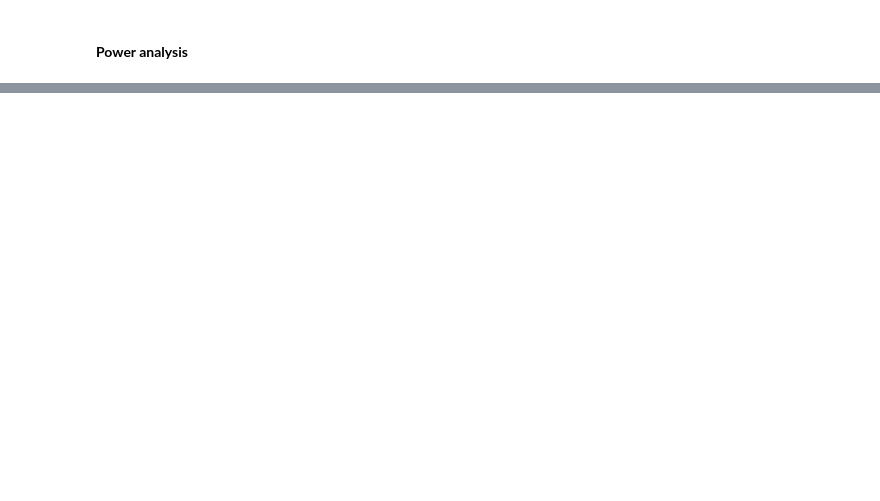
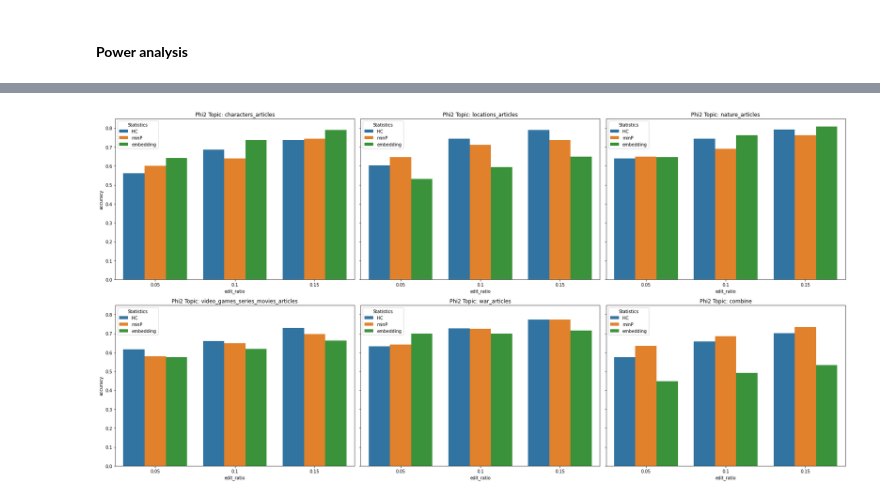
Before and after one commit to idankash/AIMixDetect, a Jupyter notebook: analyze_results.ipynb, the cells around one changed output, grey strips where cells are left out. Drawn from its saved outputs; the diff is of its cells as text; code cells hidden in the pictures; blank space fills up the shorter version.

```diff
--- a/analyze_results.ipynb
+++ b/analyze_results.ipynb
@@ -819,0 +1219,30 @@ df.to_csv('all_articles_results_maindataset.csv', index=False)
+# %%
+# Load the dataset
+df = pd.read_csv("D:\\.Idan\\תואר שני\\תזה\\mainDataset_results_20240808.csv")
+# List of topics
+topics = df['topic'].unique()
+
+# Calculate the number of rows needed
+num_topics = len(topics)
+num_cols = 3
+num_rows = math.ceil(num_topics / num_cols)
+
+# Set up the matplotlib figure with appropriate size
+fig, axes = plt.subplots(num_rows, num_cols, figsize=(24, 6 * num_rows), sharey=True)
+
+# Flatten the axes array for easy iteration if necessary
+axes = axes.flatten()
+
+# Plot each topic
+for ax, topic in zip(axes, topics):
+    topic_df = df[(df['topic'] == topic) & ((df['model'] == 'phi2') | (df['model'] == 'logistic_regression'))
+                  & (df['train/test ratio'] == '50-50')]
+    sns.barplot(data=topic_df, x="edit_ratio", y="accuracy", hue="statistics", ax=ax)
+    ax.set_title(f'Phi2 Topic: {topic}')
+    ax.legend(title='Statistics')
+
+# Adjust layout
+plt.tight_layout()
+plt.show()
+# %% [output]
+[figure, added]
```
Also changed, not shown: parts of 17 cells of this notebook, 1 other file.
